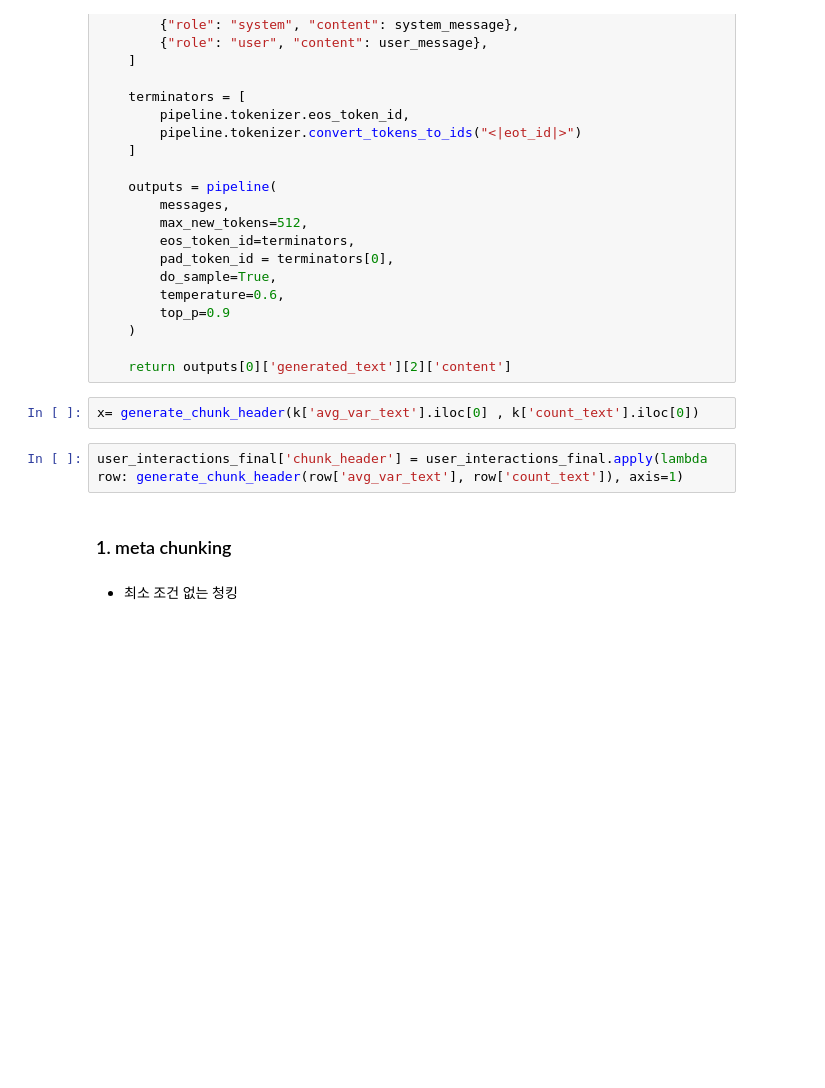
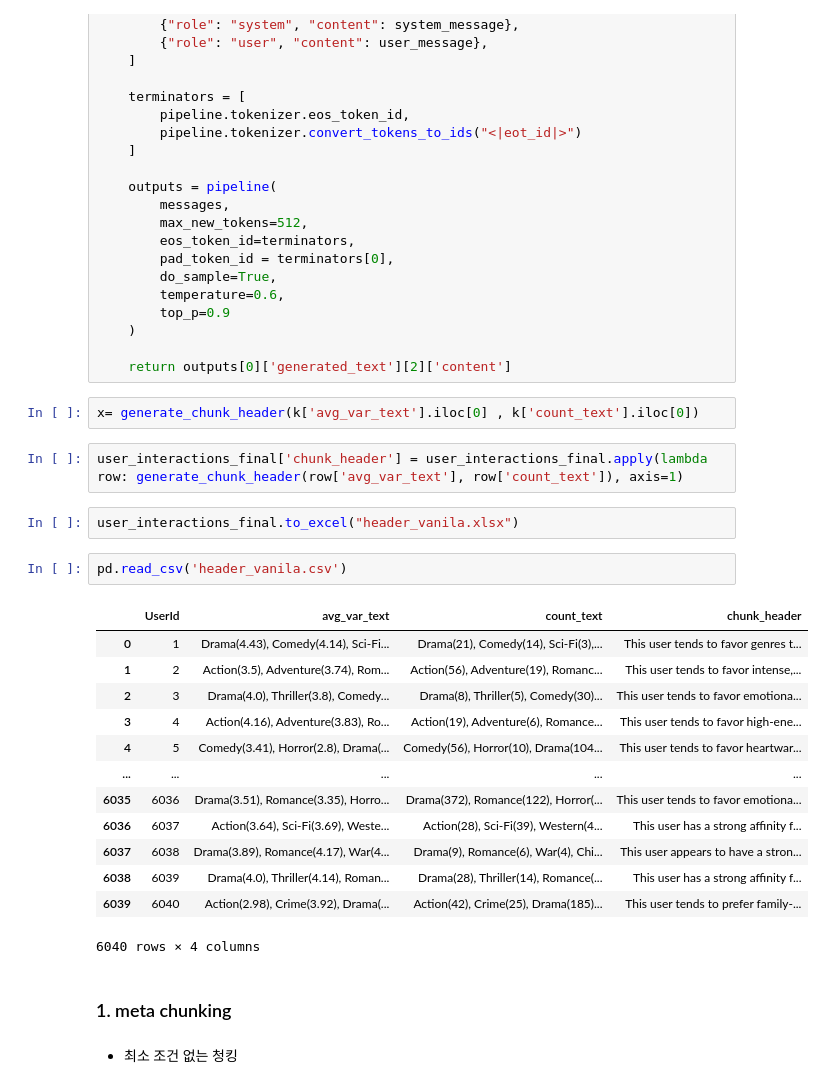
Before and after one commit to kimminyeol/RAG_RESEARCH, a Jupyter notebook: RAG_Rec/RAG_ex_with_raptor.ipynb, the cells around one changed output. Saved outputs shown, nothing was run; the diff lists cells and outputs as text; blank space fills up the shorter version.

```diff
--- a/RAG_Rec/RAG_ex_with_raptor.ipynb
+++ b/RAG_Rec/RAG_ex_with_raptor.ipynb
@@ -188,6 +188,24 @@ def generate_chunk_header(avg_rating_text, count_text):
 x= generate_chunk_header(k['avg_var_text'].iloc[0] , k['count_text'].iloc[0])
 # %%
 user_interactions_final['chunk_header'] = user_interactions_final.apply(lambda row: generate_chunk_header(row['avg_var_text'], row['count_text']), axis=1)
+# %%
+user_interactions_final.to_excel("header_vanila.xlsx")
+# %%
+pd.read_csv('header_vanila.csv')
+# %% [output]
+|  | UserId | avg_var_text | count_text | chunk_header |
+| 0 | 1 | Drama(4.43), Comedy(4.14), Sci-Fi... | Drama(21), Comedy(14), Sci-Fi(3),... | This user tends to favor genres t... |
+| 1 | 2 | Action(3.5), Adventure(3.74), Rom... | Action(56), Adventure(19), Romanc... | This user tends to favor intense,... |
+| 2 | 3 | Drama(4.0), Thriller(3.8), Comedy... | Drama(8), Thriller(5), Comedy(30)... | This user tends to favor emotiona... |
+| 3 | 4 | Action(4.16), Adventure(3.83), Ro... | Action(19), Adventure(6), Romance... | This user tends to favor high-ene... |
+| 4 | 5 | Comedy(3.41), Horror(2.8), Drama(... | Comedy(56), Horror(10), Drama(104... | This user tends to favor heartwar... |
+| ... | ... | ... | ... | ... |
+| 6035 | 6036 | Drama(3.51), Romance(3.35), Horro... | Drama(372), Romance(122), Horror(... | This user tends to favor emotiona... |
+| 6036 | 6037 | Action(3.64), Sci-Fi(3.69), Weste... | Action(28), Sci-Fi(39), Western(4... | This user has a strong affinity f... |
+| 6037 | 6038 | Drama(3.89), Romance(4.17), War(4... | Drama(9), Romance(6), War(4), Chi... | This user appears to have a stron... |
+| 6038 | 6039 | Drama(4.0), Thriller(4.14), Roman... | Drama(28), Thriller(14), Romance(... | This user has a strong affinity f... |
+| 6039 | 6040 | Action(2.98), Crime(3.92), Drama(... | Action(42), Crime(25), Drama(185)... | This user tends to prefer family-... |
+6040 rows × 4 columns
 # %% [markdown]
 ### 1. meta chunking
 # %% [markdown]
```
